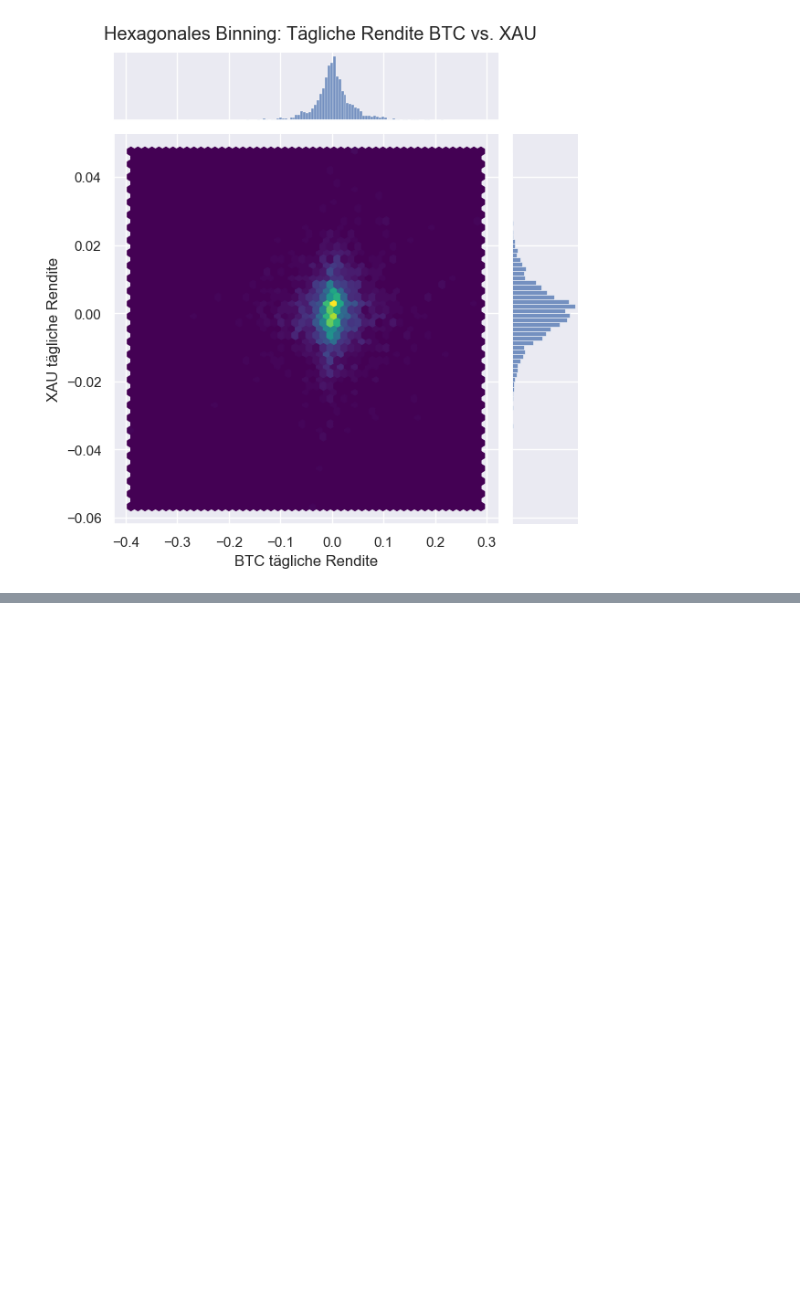
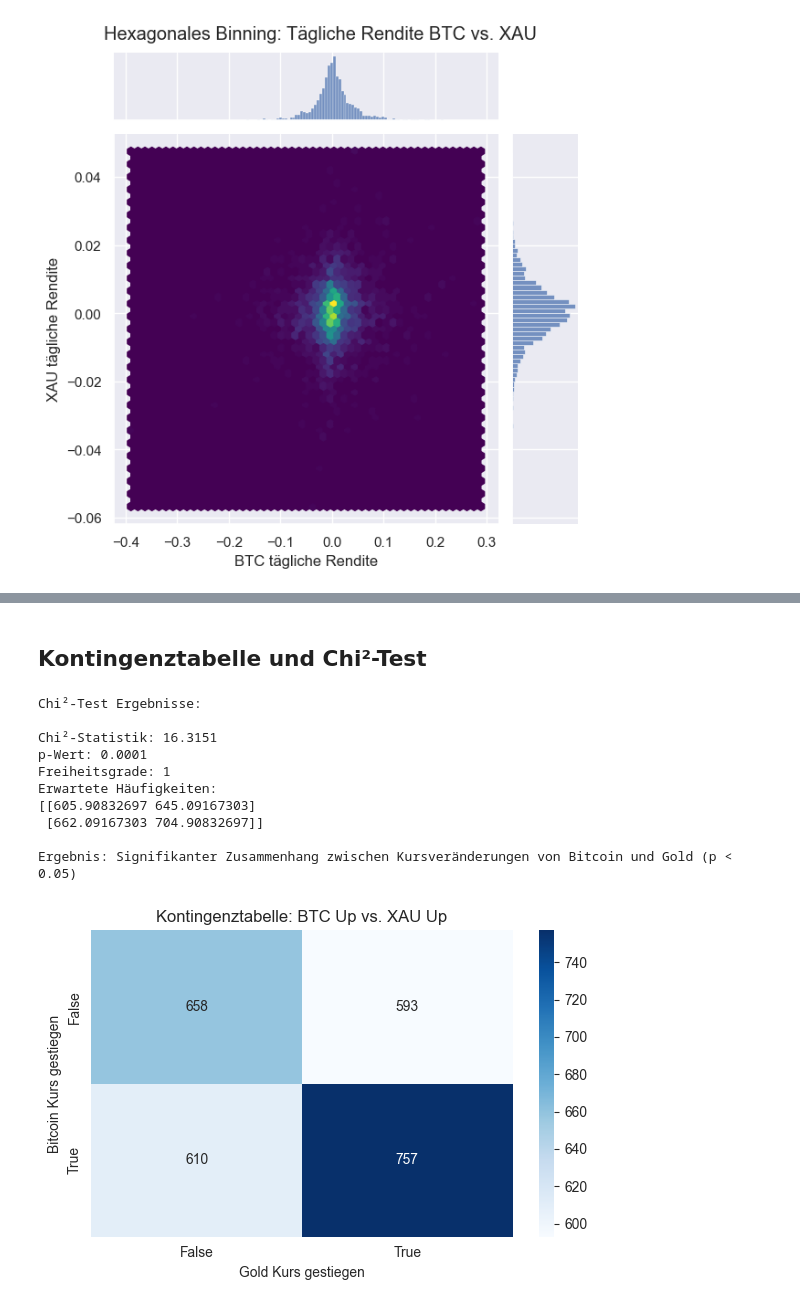
Before and after one commit to mohammadtaiba/DataVision, a Jupyter notebook: notebooks/btc_vs_gold.ipynb, the cells around one changed output, grey strips where cells are left out. Drawn from its saved outputs; the diff is of its cells as text; code cells hidden in the pictures; blank space fills up the shorter version.

```diff
--- a/notebooks/btc_vs_gold.ipynb
+++ b/notebooks/btc_vs_gold.ipynb
@@ -220,0 +322,41 @@ plt.show()
+# %% [markdown]
+## Kontingenztabelle und Chi²-Test
+# %%
+from scipy.stats import chi2_contingency
+
+# Chi²-Test durchführen
+chi2, p, dof, expected = chi2_contingency(contingency_table)
+
+print("Chi²-Test Ergebnisse:\n")
+print(f"Chi²-Statistik: {chi2:.4f}")
+print(f"p-Wert: {p:.4f}")
+print(f"Freiheitsgrade: {dof}")
+print("Erwartete Häufigkeiten:")
+print(expected)
+
+# Interpretation
+if p < 0.05:
+    print("\nErgebnis: Signifikanter Zusammenhang zwischen Kursveränderungen von Bitcoin und Gold (p < 0.05)\n")
+else:
+    print("\nErgebnis: Kein signifikanter Zusammenhang zwischen Kursveränderungen von Bitcoin und Gold (p >= 0.05)\n")
+
+# Visualisierung der Kontingenztabelle
+plt.figure(figsize=(6, 4))
+sns.heatmap(contingency_table, annot=True, fmt="d", cmap="Blues")
+plt.title("Kontingenztabelle: BTC Up vs. XAU Up")
+plt.xlabel("Gold Kurs gestiegen")
+plt.ylabel("Bitcoin Kurs gestiegen")
+plt.tight_layout()
+plt.show()
+# %% [output]
+Chi²-Test Ergebnisse:
+
+Chi²-Statistik: 16.3151
+p-Wert: 0.0001
+Freiheitsgrade: 1
+Erwartete Häufigkeiten:
+[[605.90832697 645.09167303]
+ [662.09167303 704.90832697]]
+
+Ergebnis: Signifikanter Zusammenhang zwischen Kursveränderungen von Bitcoin und Gold (p < 0.05)
+[figure, added]
```
Also changed, not shown: parts of 6 cells of this notebook, 1 other file.
